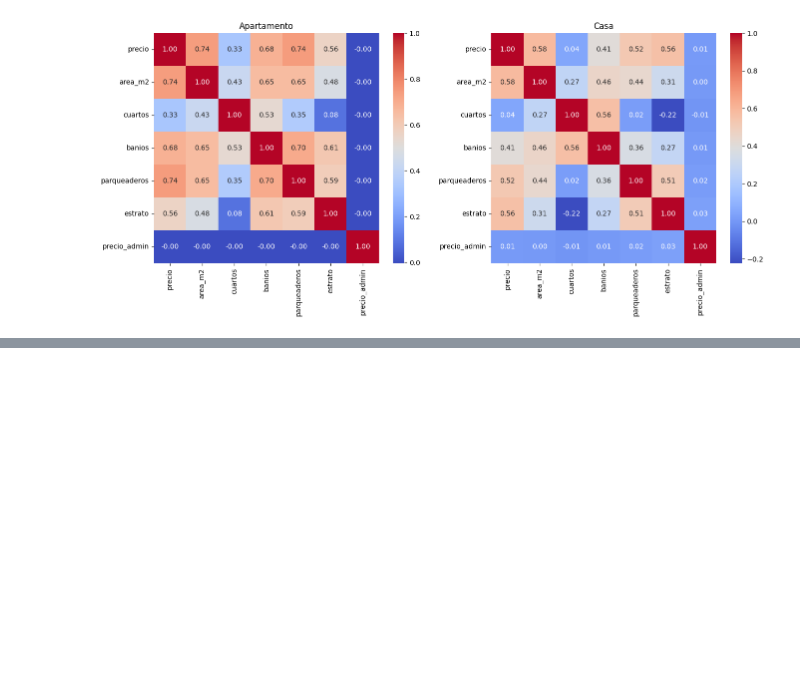
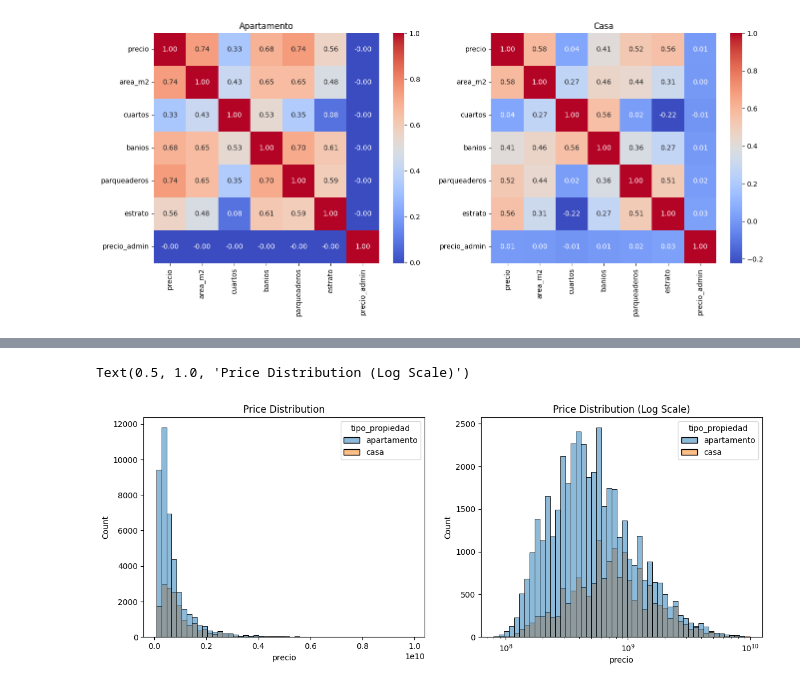
Before and after one commit to raulhiguerac/side, a Jupyter notebook: backend/analytics-service/notebooks/01_eda_bogota.ipynb, the cells around one changed output, grey strips where cells are left out. Cells and saved outputs as stored; diff of their text form; code cells hidden in the pictures; blank space fills up the shorter version.

```diff
--- a/backend/analytics-service/notebooks/01_eda_bogota.ipynb
+++ b/backend/analytics-service/notebooks/01_eda_bogota.ipynb
@@ -461,0 +551,11 @@ Text(0.5, 1.0, 'Casa')
+# %%
+fig, axes = plt.subplots(1, 2, figsize=(14, 5))
+
+sns.histplot(data=df, x="precio", hue="tipo_propiedad", bins=50, ax=axes[0])
+axes[0].set_title("Price Distribution")
+
+sns.histplot(data=df, x="precio", hue="tipo_propiedad", bins=50, log_scale=True, ax=axes[1])
+axes[1].set_title("Price Distribution (Log Scale)")
+# %% [output]
+Text(0.5, 1.0, 'Price Distribution (Log Scale)')
+[figure, added]
```
Also changed, not shown: parts of 16 cells of this notebook, 6 other files.
